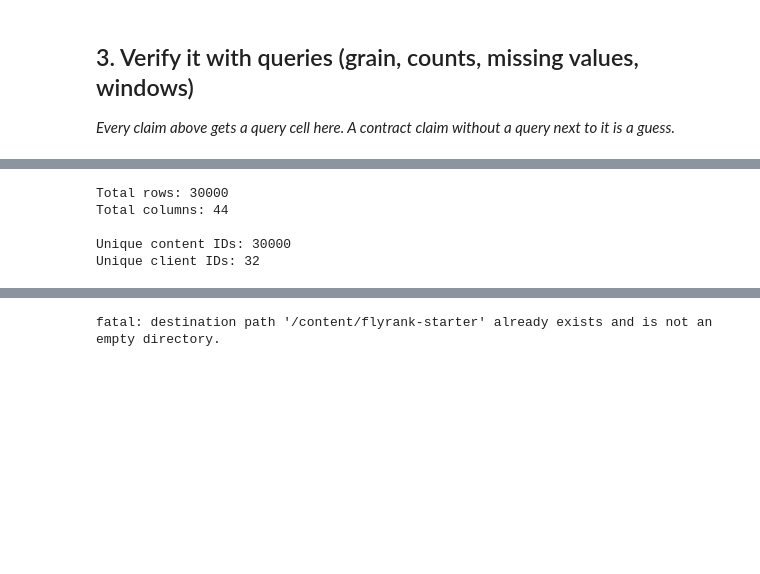
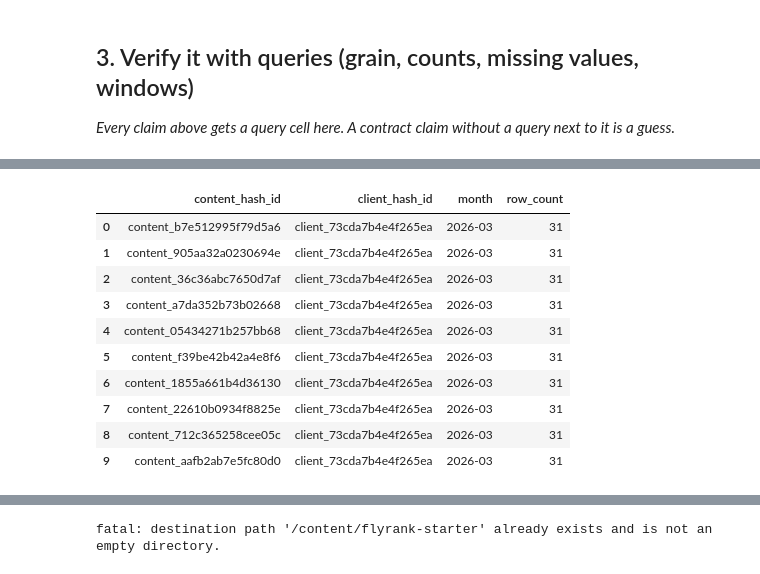
Before and after one commit to Duchalsoham12/flyrank-ml-internship, a Jupyter notebook: work/notebooks/w03_data_contract.ipynb, the cells around one changed output, grey strips where cells are left out. Cells and saved outputs as stored; diff of their text form; code cells hidden in the pictures; blank space fills up the shorter version.

```diff
--- a/work/notebooks/w03_data_contract.ipynb
+++ b/work/notebooks/w03_data_contract.ipynb
@@ -98,0 +357,27 @@ Reason: IDs identify records but do not provide useful predictive information.
+# %%
+from google.colab import userdata
+import duckdb
+
+HF_TOKEN = userdata.get("HF_TOKEN")
+
+con = duckdb.connect()
+con.execute("SET enable_progress_bar = false")
+
+con.execute(
+    f"CREATE OR REPLACE SECRET hf "
+    f"(TYPE huggingface, TOKEN '{HF_TOKEN}')"
+)
+
+REL = "hf://datasets/FlyRank/internship-warehouse"
+
+FACT = f"{REL}/fact_content_daily_performance"
+
+FEB = f"read_parquet('{FACT}/month=2026-02/*.parquet')"
+MAR = f"read_parquet('{FACT}/month=2026-03/*.parquet')"
+
+DIM = f"read_parquet('{REL}/dim_content.parquet')"
+CLI = f"read_parquet('{REL}/dim_clients.parquet')"
+
+print("Connected successfully.")
+print("Feature window: February 2026")
+print("Label window: March 2026")
@@ -99,12 +404,28 @@ Reason: IDs identify records but do not provide useful predictive information.
 # %%
-print("Total rows:", len(df))
-print("Total columns:", len(df.columns))
+query_1 = f"""
+SELECT
+    content_hash_id,
+    client_hash_id,
+    month,
+    COUNT(*) AS row_count
+FROM {MAR}
+WHERE month = '2026-03'
+GROUP BY content_hash_id, client_hash_id, month
+ORDER BY row_count DESC
+LIMIT 10
+"""
 
-print("\nUnique content IDs:", df["content_id"].nunique())
-print("Unique client IDs:", df["client_id"].nunique())
+result_1 = con.execute(query_1).fetchdf()
+display(result_1)
 # %% [output]
-Total rows: 30000
-Total columns: 44
-
-Unique content IDs: 30000
-Unique client IDs: 32
+|  | content_hash_id | client_hash_id | month | row_count |
+| 0 | content_b7e512995f79d5a6 | client_73cda7b4e4f265ea | 2026-03 | 31 |
+| 1 | content_905aa32a0230694e | client_73cda7b4e4f265ea | 2026-03 | 31 |
+| 2 | content_36c36abc7650d7af | client_73cda7b4e4f265ea | 2026-03 | 31 |
+| 3 | content_a7da352b73b02668 | client_73cda7b4e4f265ea | 2026-03 | 31 |
+| 4 | content_05434271b257bb68 | client_73cda7b4e4f265ea | 2026-03 | 31 |
+| 5 | content_f39be42b42a4e8f6 | client_73cda7b4e4f265ea | 2026-03 | 31 |
+| 6 | content_1855a661b4d36130 | client_73cda7b4e4f265ea | 2026-03 | 31 |
+| 7 | content_22610b0934f8825e | client_73cda7b4e4f265ea | 2026-03 | 31 |
+| 8 | content_712c365258cee05c | client_73cda7b4e4f265ea | 2026-03 | 31 |
+| 9 | content_aafb2ab7e5fc80d0 | client_73cda7b4e4f265ea | 2026-03 | 31 |
```
Also changed, not shown: parts of 50 cells of this notebook.
